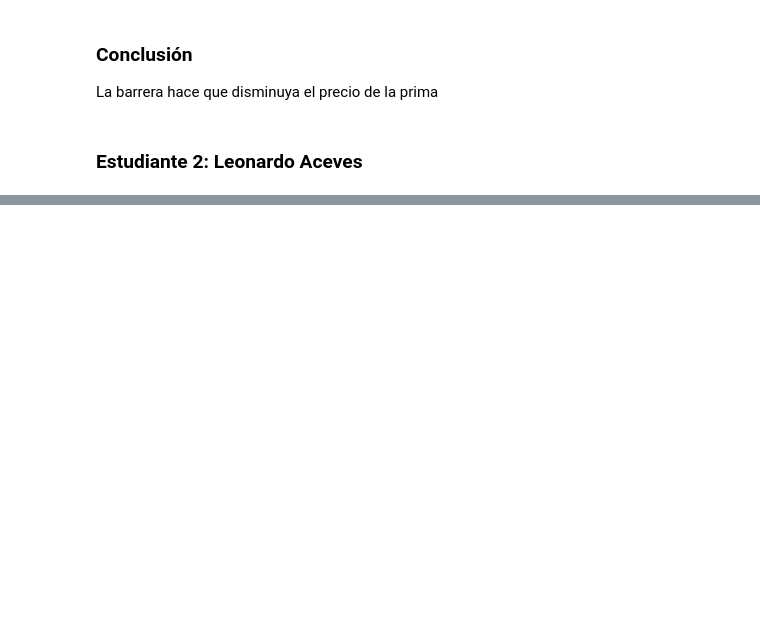
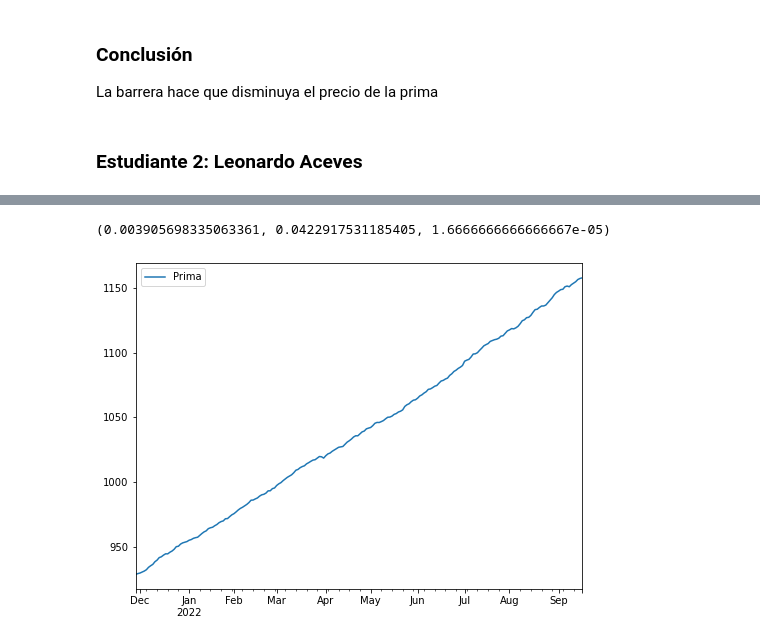
Before and after one commit to feramdor/Tarea9-10_Amdor_Aceves, a Jupyter notebook: Tarea10.ipynb, the cells around one changed output, grey strips where cells are left out. Cells and saved outputs as stored; diff of their text form; code cells hidden in the pictures; blank space fills up the shorter version.

```diff
--- a/Tarea10.ipynb
+++ b/Tarea10.ipynb
@@ -265,0 +270,24 @@ La barrera hace que disminuya el precio de la prima
+# %%
+tsla = get_adj_closes(['TSLA'], '2019-01-01')
+tslac = tsla.loc[:,'TSLA']
+tslaret = calc_daily_ret(tslac)
+r = (0.006/360)
+tslaret.mean(),tslaret.std(),r
+# %% [output]
+(0.003905698335063361, 0.0422917531185405, 1.6666666666666667e-05)
+# %%
+today = pd.Timestamp(date.today())
+expiry = '2022-09-16'
+# Fechas desde el día de hoy hasta la fecha de cierre del contrato (considerando unicamente los días hábiles)
+dates = pd.date_range(start = today,
+                      end = '2022-09-16',
+                      freq = 'B')
+K = 150
+S0 = tslac.iloc[-1]
+sim_tslaret = pd.DataFrame(tslaret.std()*np.random.randn(len(dates),10000)+r,index=dates)
+sim_tslac = S0*np.exp(sim_tslaret.cumsum())
+strike = K
+call_tsla=pd.DataFrame({'Prima':np.exp(-r*len(dates))*np.fmax(sim_tslac - strike,0).mean(axis=1)},index=dates)
+call_tsla.plot(figsize=(8,6));
+# %% [output]
+[figure, added]
```
Also changed, not shown: parts of 17 cells of this notebook.
